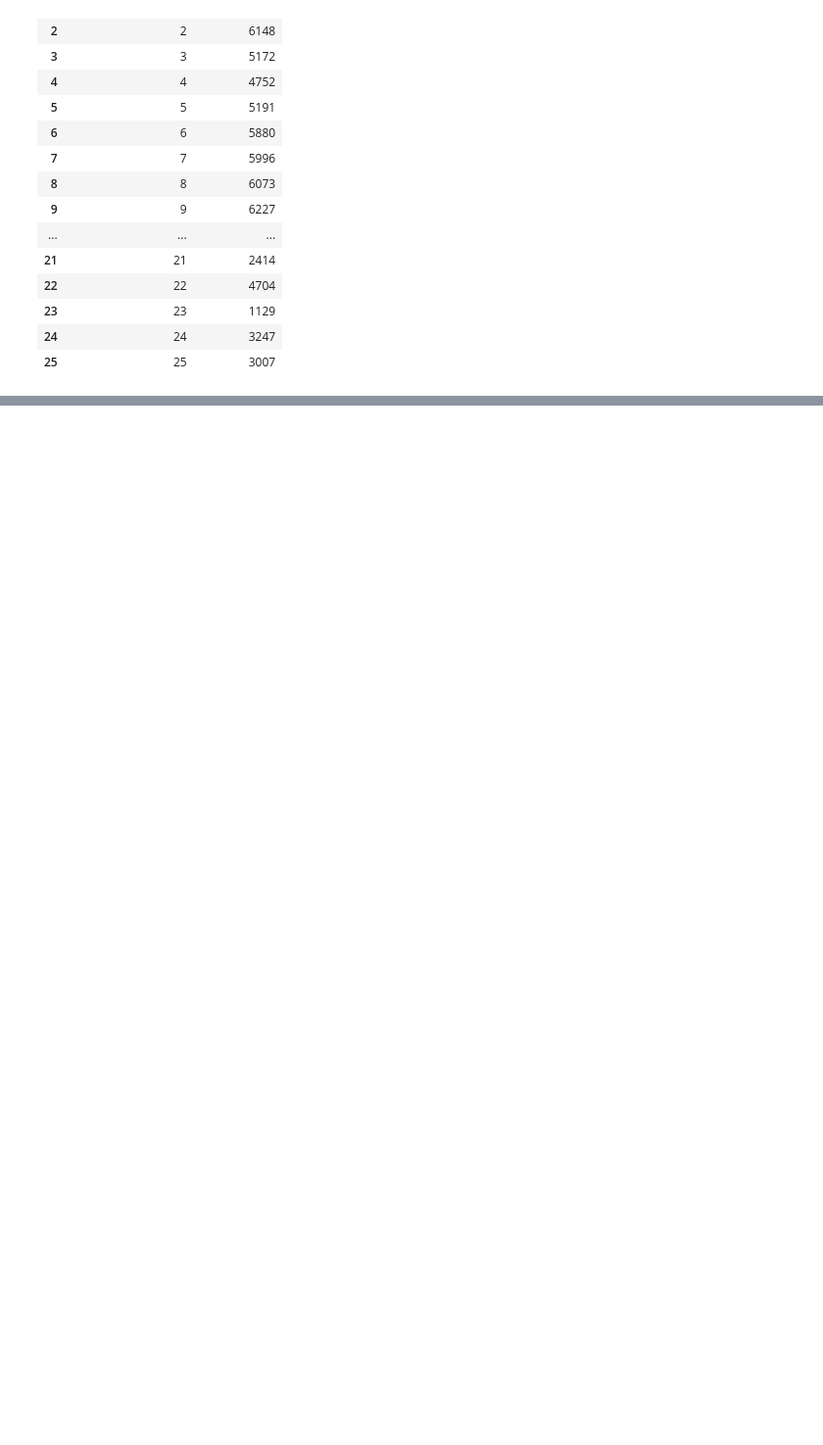
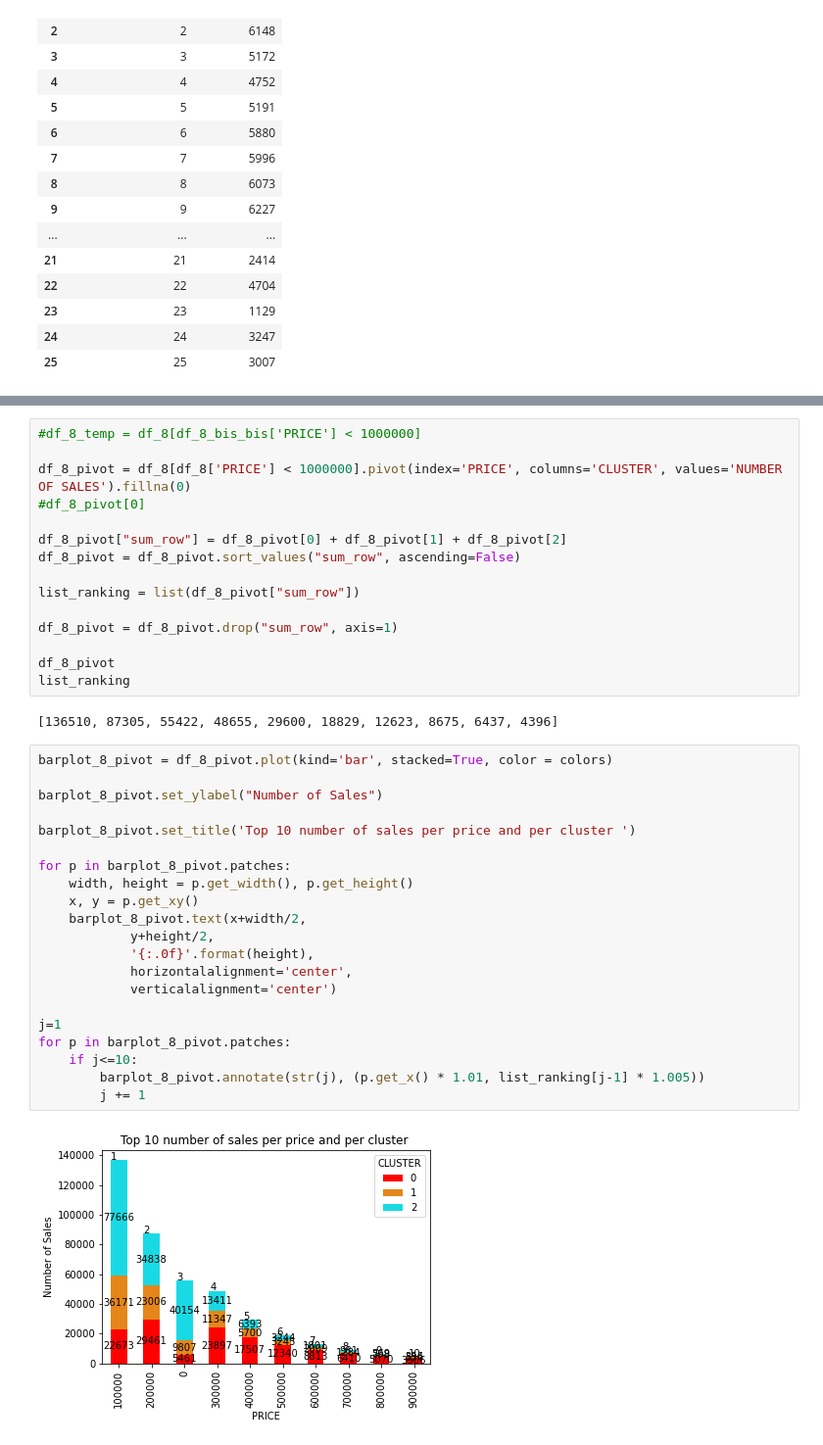
Before and after one commit to 13w13/U2-Big-Data-Tools-for-Business, a Jupyter notebook: 2. Real Estate Market EDA.ipynb, the cells around one changed output, grey strips where cells are left out. Shown: that part at 98% size. Saved outputs shown, nothing was run; the diff lists cells and outputs as text; blank space fills up the shorter version.

```diff
--- a/2. Real Estate Market EDA.ipynb
+++ b/2. Real Estate Market EDA.ipynb
@@ -1163,0 +1253,40 @@ barplot_7 = df_7.plot.bar(x='NUMBER OF ROOMS', y='PRICE PER M²')
+# %%
+#df_8_temp = df_8[df_8_bis_bis['PRICE'] < 1000000]
+
+df_8_pivot = df_8[df_8['PRICE'] < 1000000].pivot(index='PRICE', columns='CLUSTER', values='NUMBER OF SALES').fillna(0)
+#df_8_pivot[0]
+
+df_8_pivot["sum_row"] = df_8_pivot[0] + df_8_pivot[1] + df_8_pivot[2]
+df_8_pivot = df_8_pivot.sort_values("sum_row", ascending=False)
+
+list_ranking = list(df_8_pivot["sum_row"])
+
+df_8_pivot = df_8_pivot.drop("sum_row", axis=1)
+
+df_8_pivot
+list_ranking
+# %% [output]
+[136510, 87305, 55422, 48655, 29600, 18829, 12623, 8675, 6437, 4396]
+# %%
+barplot_8_pivot = df_8_pivot.plot(kind='bar', stacked=True, color = colors)
+
+barplot_8_pivot.set_ylabel("Number of Sales")
+
+barplot_8_pivot.set_title('Top 10 number of sales per price and per cluster ')
+
+for p in barplot_8_pivot.patches:
+    width, height = p.get_width(), p.get_height()
+    x, y = p.get_xy()
+    barplot_8_pivot.text(x+width/2,
+            y+height/2,
+            '{:.0f}'.format(height),
+            horizontalalignment='center',
+            verticalalignment='center')
+
+j=1
+for p in barplot_8_pivot.patches:
+    if j<=10:
+        barplot_8_pivot.annotate(str(j), (p.get_x() * 1.01, list_ranking[j-1] * 1.005))
+        j += 1
+# %% [output]
+[figure, added]
```
Also changed, not shown: parts of 14 cells of this notebook.
